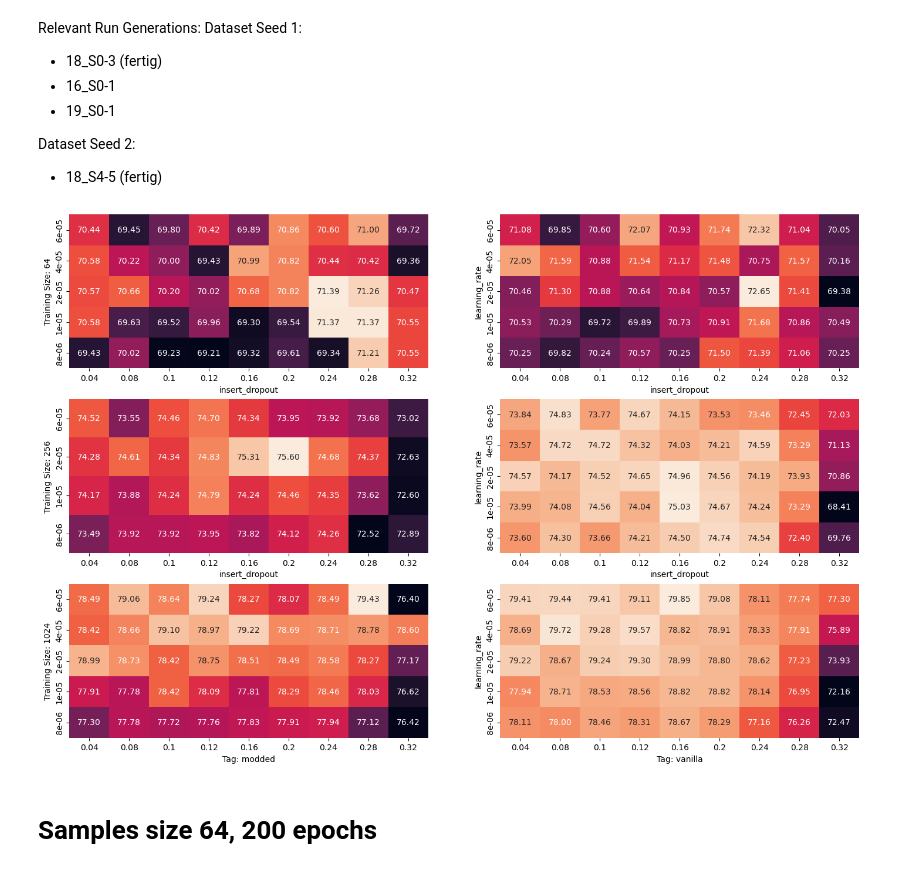
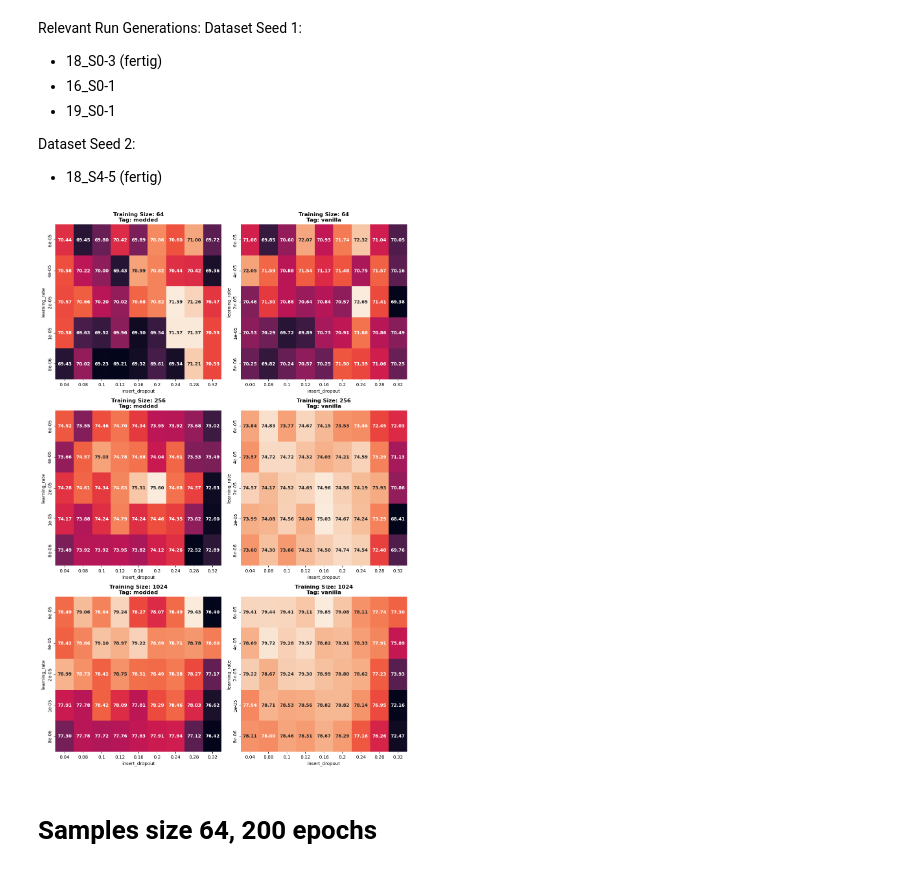
Before and after one commit to Ricu/fantastic-umbrella, a Jupyter notebook: notebooks/plotting_heatmaps.ipynb, the cells around one changed output. Drawn from its saved outputs; the diff is of its cells as text; code cells hidden in the pictures.

```diff
--- a/notebooks/plotting_heatmaps.ipynb
+++ b/notebooks/plotting_heatmaps.ipynb
@@ -70,7 +70,7 @@ fig, axs = plt.subplots(
     # sharex = True,
     # sharey = True,
     # figsize = (14,14)
-    figsize = (ratio*SCALER*TEXTWIDTH,SCALER*TEXTWIDTH),
+    figsize = (SCALER*TEXTWIDTH,ratio*SCALER*TEXTWIDTH),
     # gridspec_kw={'width_ratios':[1]*len(tags) + [0.08]}
     )
 
@@ -86,38 +86,43 @@ for idx, train_size in enumerate(training_sizes):
         filters = external_filter & train_size_filter & mode_filter
         filtered_df = df_all.loc[filters]
         df_pivot = filtered_df.pivot_table(
             index=["learning_rate"],
             columns=["insert_dropout"],
             values=["best_accuracy"],
             aggfunc=AGG_FUNCTION
             )
         df_pivot = df_pivot.sort_index(ascending=False)
         df_pivot.columns = df_pivot.columns.droplevel(0)
         df_pivot = df_pivot * 100 # make values percentage
         vmin = min(vmin,df_pivot.min().min())
         vmax = max(vmax,df_pivot.max().max())
         pivots_dict[idy] = df_pivot
 
 
     for idy, df_pivot in pivots_dict.items():
         ax = axs[idx,idy]
         sns.heatmap(
             data=df_pivot,
             annot=True,
+            annot_kws={'weight':"bold"},
             fmt='.2f',
             ax = ax,
             # vmin=vmin,
             # vmax=vmax,
             cbar = False,#if idy != 0 else True,
             cbar_ax= axs[idx,-1]
             )
-        if idy == 0:
-            ax.set_ylabel(f'Training Size: {train_size}')
+        title = f'Training Size: {train_size}\nTag: {tags[idy]}'
+        ax.set_title(title, weight='bold')
+fig.tight_layout()
+plt.savefig('B_heatmaps_lr_dropout.pdf', format='pdf')
+        # if idy == 0:
+        #     ax.set_ylabel(f'Training Size: {train_size}')
 
-        if idx == len(training_sizes) - 1:
-            ax.set_xlabel(f'Tag: {tags[idy]}')
+        # if idx == len(training_sizes) - 1:
+        #     ax.set_xlabel(f'Tag: {tags[idy]}')
 # %% [output]
-[figure, old version]
+[figure, new version]
 # %%
 filters = (df["catch_dropout"] == 0) and ()
 
```
Also changed, not shown: parts of 11 cells of this notebook, 13 other files.
